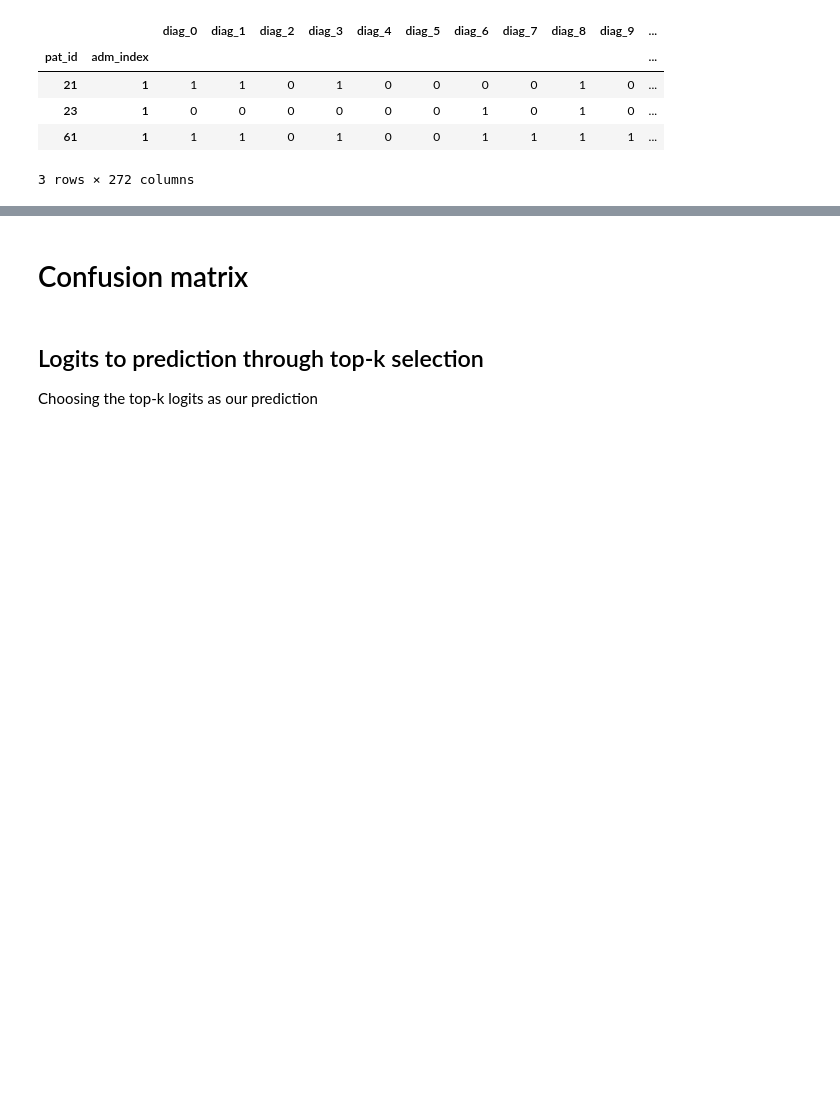
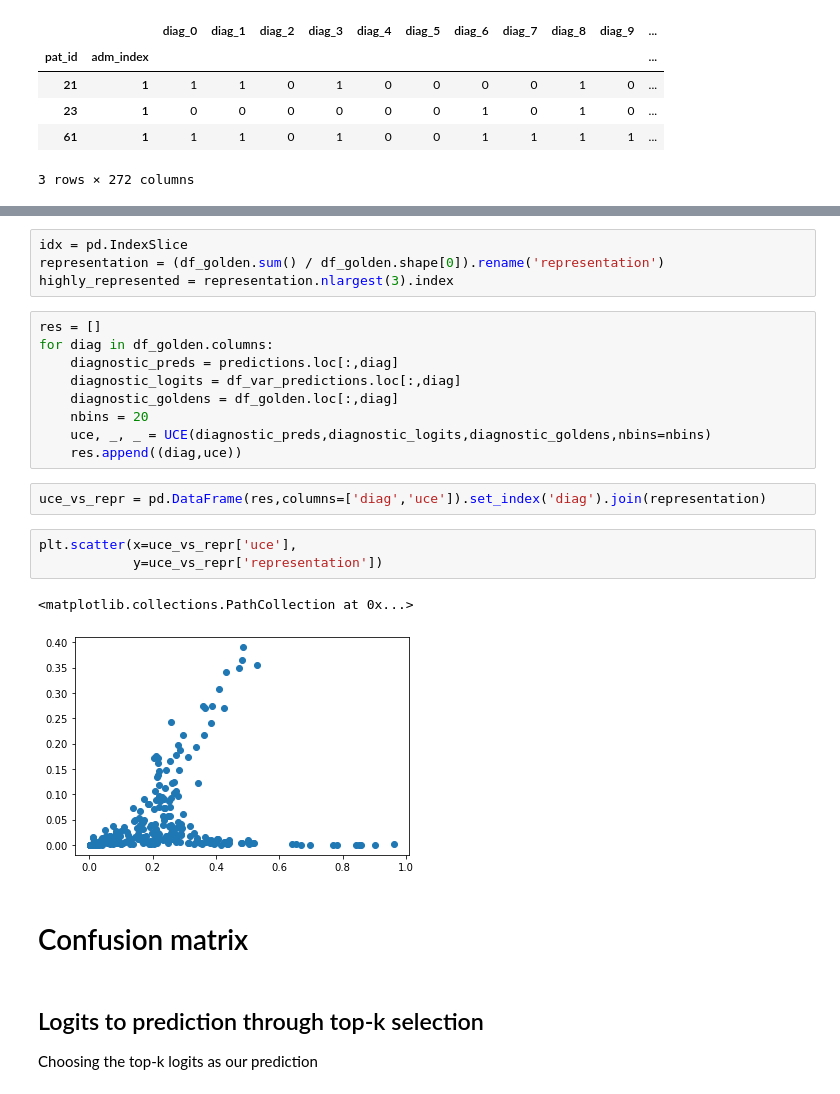
Before and after one commit to snovaisg/master-thesis, a Jupyter notebook: Accuracy as a function of confidence.ipynb, the cells around one changed output, grey strips where cells are left out. Cells and saved outputs as stored; diff of their text form; blank space fills up the shorter version.

```diff
--- a/Accuracy as a function of confidence.ipynb
+++ b/Accuracy as a function of confidence.ipynb
@@ -196,3 +261,24 @@ def UCE(predictions : pd.DataFrame,nbins:int = 10):
+# %%
+idx = pd.IndexSlice
+representation = (df_golden.sum() / df_golden.shape[0]).rename('representation')
+highly_represented = representation.nlargest(3).index
+# %%
+res = []
+for diag in df_golden.columns:
+    diagnostic_preds = predictions.loc[:,diag]
+    diagnostic_logits = df_var_predictions.loc[:,diag]
+    diagnostic_goldens = df_golden.loc[:,diag]
+    nbins = 20
+    uce, _, _ = UCE(diagnostic_preds,diagnostic_logits,diagnostic_goldens,nbins=nbins)
+    res.append((diag,uce))
+# %%
+uce_vs_repr = pd.DataFrame(res,columns=['diag','uce']).set_index('diag').join(representation)
+# %%
+plt.scatter(x=uce_vs_repr['uce'],
+            y=uce_vs_repr['representation'])
+# %% [output]
+<matplotlib.collections.PathCollection at 0x...>
+[figure, added]
 # %% [markdown]
 # Confusion matrix
 # %% [markdown]
```
Also changed, not shown: parts of 7 cells of this notebook.
